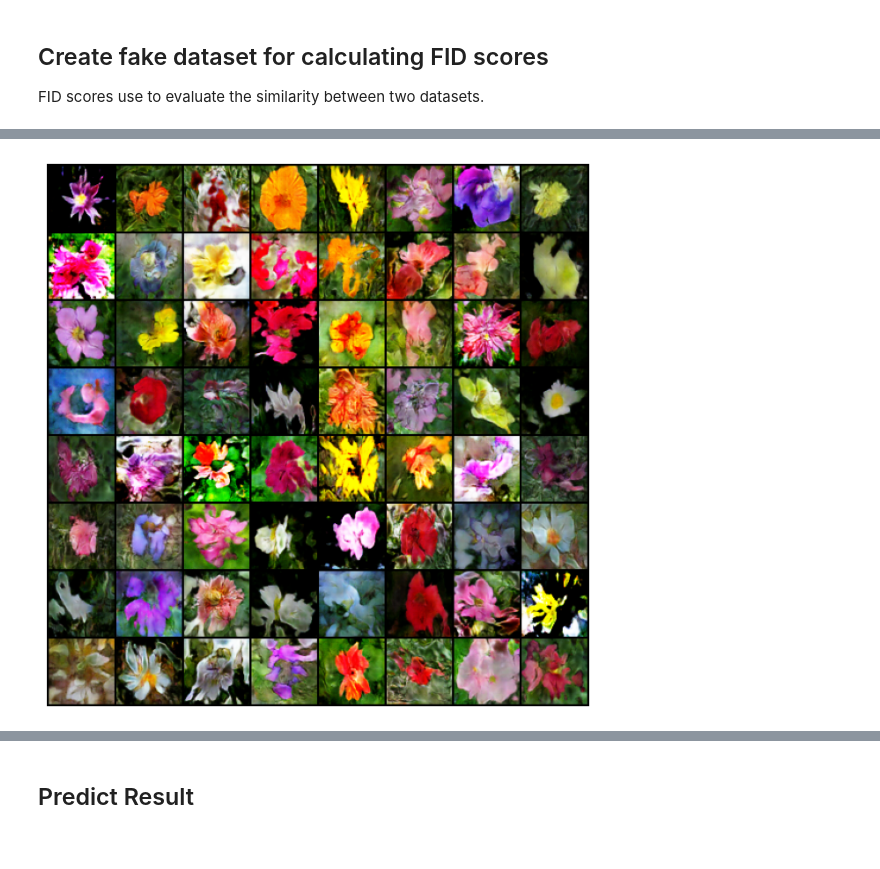
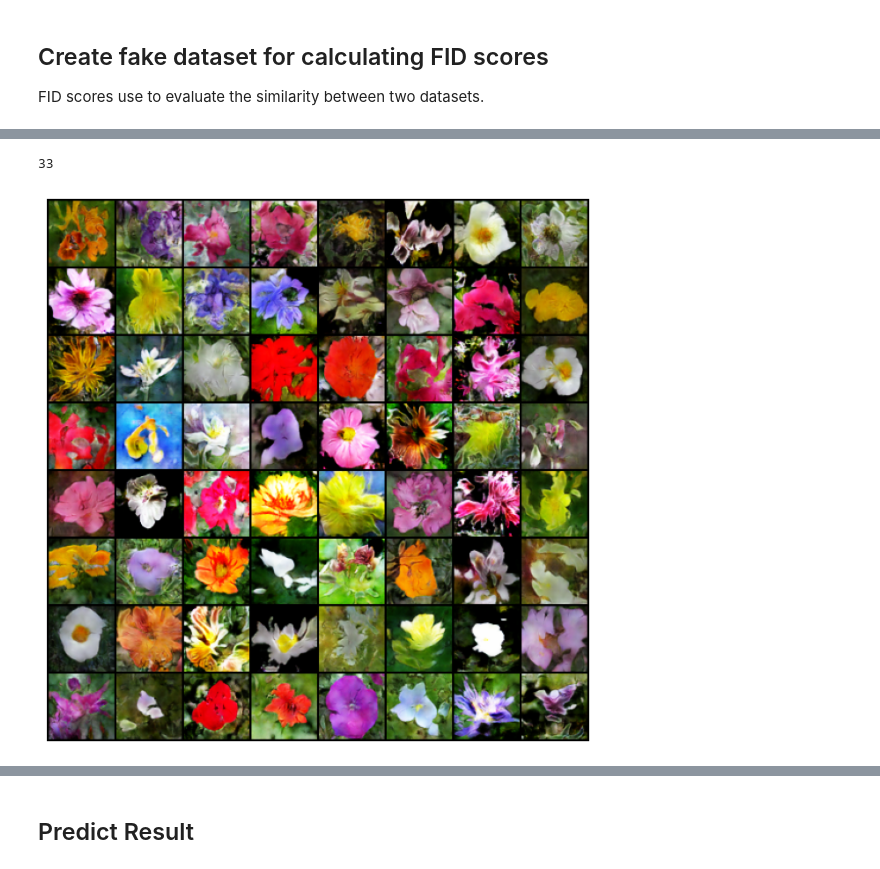
Before and after one commit to zouyuoz/Lab7, a Jupyter notebook: Lab7.ipynb, the cells around one changed output, grey strips where cells are left out. Saved outputs shown, nothing was run; the diff lists cells and outputs as text; code cells hidden in the pictures.

```diff
--- a/Lab7.ipynb
+++ b/Lab7.ipynb
@@ -579,6 +548,19 @@ FID value: 67.07758845632685
+# %%
+len(img_list)
+# %% [output]
+33
 # %%
-fig = plt.figure(figsize=(8,8))
-plt.axis("off")
-ims = [[plt.imshow(np.transpose(i,(1,2,0)), animated=True)] for i in (img_list)]
+# import matplotlib.pyplot as plt
+# import matplotlib.animation as animation
+
+# plt.rcParams['animation.embed_limit'] = 50
+
+# fig = plt.figure(figsize=(8,8))
+# plt.axis("off")
+# ims = [[plt.imshow(np.transpose(i,(1,2,0)), animated=True)] for i in (img_list)]
+# ani = animation.ArtistAnimation(fig, ims, interval=166, repeat_delay=1000, blit=False)
+
+# from IPython.display import HTML
+# HTML(ani.to_jshtml())
 # %% [output]
-[figure, old version]
+[figure, new version]
```
Also changed, not shown: parts of 15 cells of this notebook.
